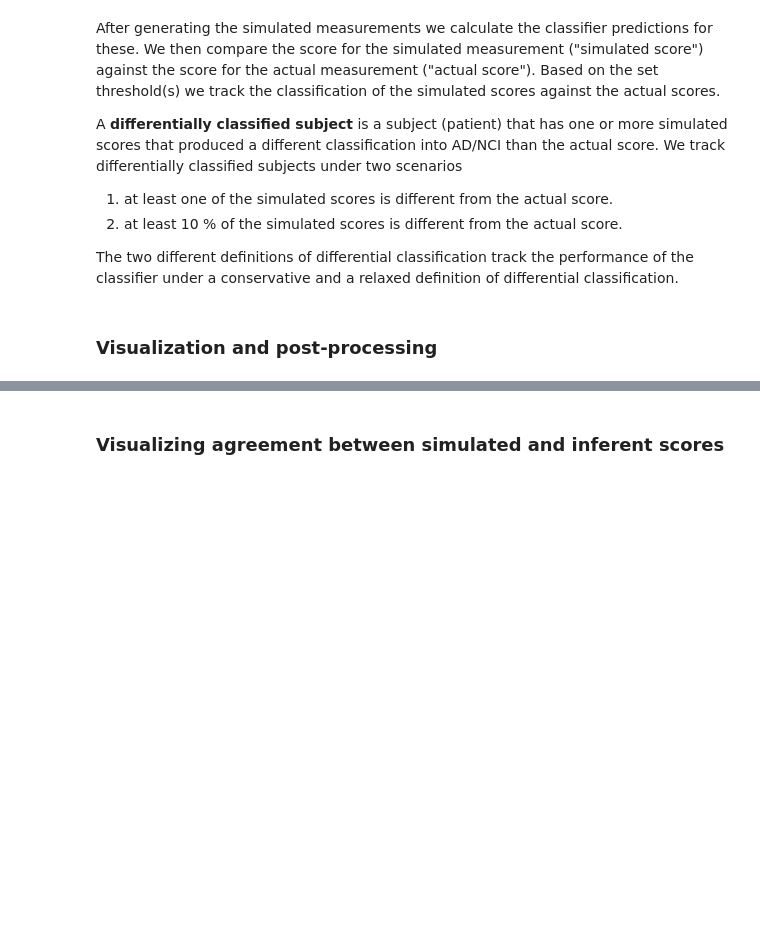
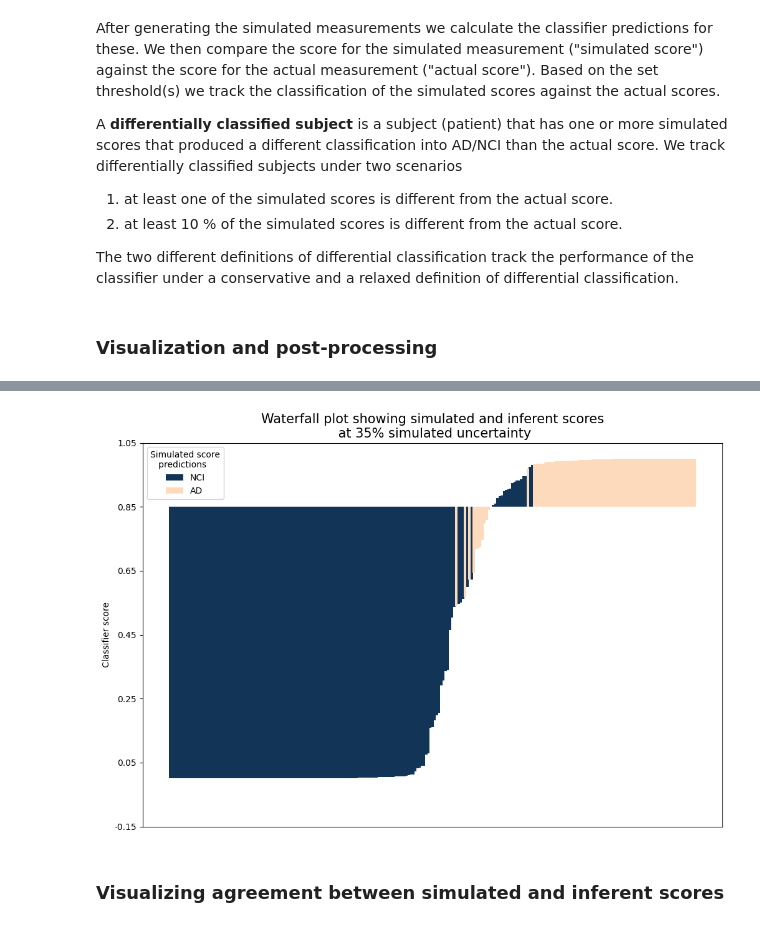
Before and after one commit to Translational-HDPM/T-HDPM_uncertainty_analysis, a Jupyter notebook: notebooks/uncertainty_analysis_adjusted_sd.ipynb, the cells around one changed output, grey strips where cells are left out. Cells and saved outputs as stored; diff of their text form; code cells hidden in the pictures; blank space fills up the shorter version.

```diff
--- a/notebooks/uncertainty_analysis_adjusted_sd.ipynb
+++ b/notebooks/uncertainty_analysis_adjusted_sd.ipynb
@@ -393,10 +226,22 @@ def simulate_multiple_uncertainties(tpm_df: pd.DataFrame, uncertainties: list[in
 # %%
-res_1_diff_cls = simulate_multiple_uncertainties(patients_df, uncertainties,
-                                    thres_low=dual_thres_low, thres_high=dual_thres_high, single_thres=single_thres, coefficients=coefficients,
-                                    diff_class_lim=1, n_samples=n_samples)
-res = simulate_multiple_uncertainties(patients_df, uncertainties,
-                                    thres_low=dual_thres_low, thres_high=dual_thres_high, single_thres=single_thres, coefficients=coefficients,
-                                    diff_class_lim=int(0.10*n_samples), n_samples=n_samples)
+res_1_diff_cls: MultiUncertaintyResults = simulate_multiple_uncertainties(patients_df,
+                                                 sampler,
+                                                 uncertainties,
+                                                 thres_low=dual_thres_low,
+                                                 thres_high=dual_thres_high,
+                                                 single_thres=single_thres,
+                                                 coefficients=coefficients,
+                                                 diff_class_lim=1,
+                                                 n_samples=n_samples)
+res: MultiUncertaintyResults = simulate_multiple_uncertainties(patients_df,
+                                      sampler,
+                                      uncertainties,
+                                      thres_low=dual_thres_low,
+                                      thres_high=dual_thres_high,
+                                      single_thres=single_thres,
+                                      coefficients=coefficients,
+                                      diff_class_lim=int(0.10*n_samples),
+                                      n_samples=n_samples)
 # %% [markdown]
 ### Visualization and post-processing
 # %%
@@ -489,3 +400,16 @@ Text(0.5, -0.06, 'Classifier predictions: 95 AD, 28 Intermediate, 120 NCI subjec
+# %%
+uncertainty = 35
+generate_waterfall_plot(
+    threshold=single_thres,
+    probs=gt_probs,
+    color_labels_data=res.single_thres_pred_labels[uncertainty],
+    labels={0: "NCI", 1: "AD"},
+    colors=["#123456", "#fedabc"],
+    title=f"Waterfall plot showing simulated and inferent scores\n at {uncertainty}% simulated uncertainty",
+    legend_title="Simulated score\n   predictions",
+)
+# %% [output]
+[figure, added]
 # %% [markdown]
 ### Visualizing agreement between simulated and inferent scores
 # %% [markdown]
```
Also changed, not shown: parts of 15 cells of this notebook, 6 other files.
